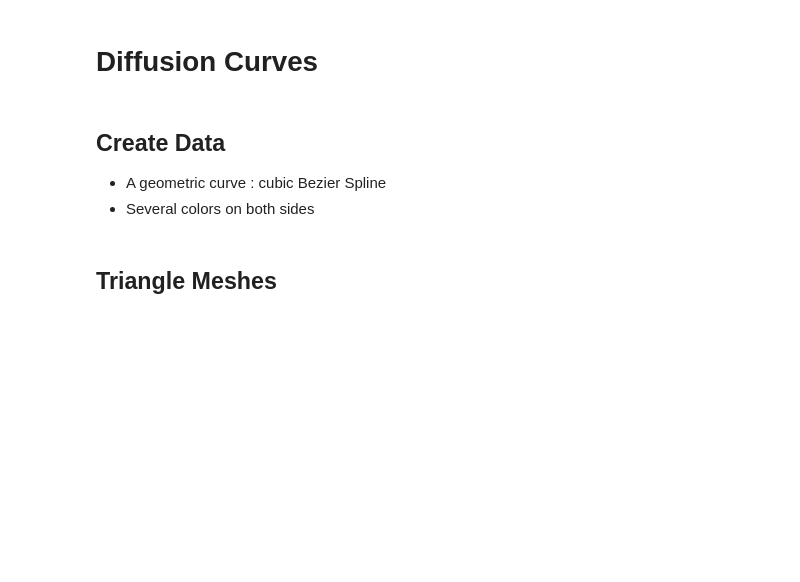
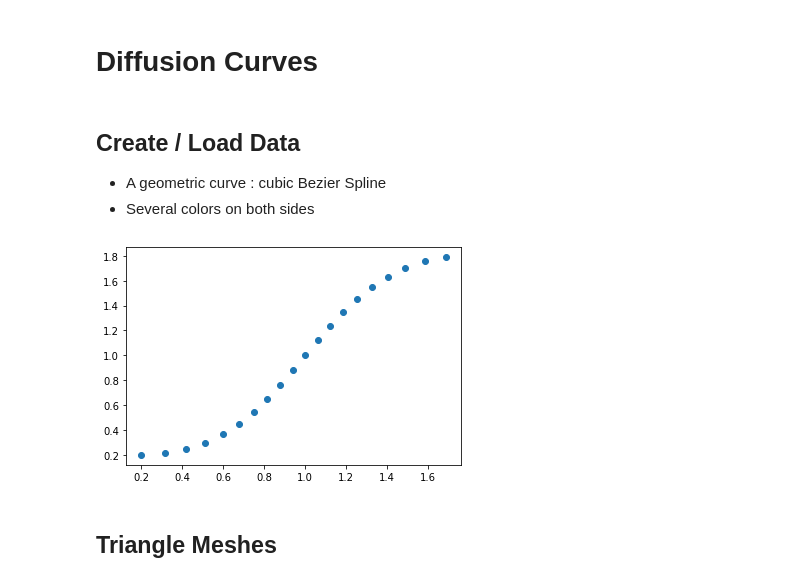
Before and after one commit to weixinl/GeometricModeling, a Jupyter notebook: DiffusionCurve/DiffusionCurve.ipynb, the cells around one changed output. Cells and saved outputs as stored; diff of their text form; code cells hidden in the pictures; blank space fills up the shorter version.

Commit message:
data: bezier curve

```diff
--- a/DiffusionCurve/DiffusionCurve.ipynb
+++ b/DiffusionCurve/DiffusionCurve.ipynb
@@ -5,9 +5,38 @@ import numpy as np
 import matplotlib.pyplot as plt
 import triangle as tr
 # %% [markdown]
-## Create Data
+## Create / Load Data
 - A geometric curve : cubic Bezier Spline
 - Several colors on both sides
+# %%
+# x-y range of the image
+xmax = 2.0
+xmin = 0.0
+ymax = 2.0
+ymin = 0.0
+vmin = np.array([xmin, ymin])
+vmax = np.array([xmax, ymax])
+dx = xmax - xmin
+dy = ymax - ymin
+# %%
+def cubic_bezier(_t, _v0, _v1, _v2, _v3):
+    return pow(1-_t, 3)*_v0 + 3*(1-_t)*(1-_t)*_t*_v1 + 3*(1-_t)*_t*_t*_v2 + pow(_t,3)*_v3
+
+def create_cubic_bezier_spline_data():
+    v0 = vmin + np.array([dx*0.1, dy*0.1])
+    v1 = vmin + np.array([dx*0.5, dy*0.1])
+    v2 = vmin + np.array([dx*0.5, dy*0.9])
+    v3 = vmin + np.array([dx*0.9, dy*0.9])
+#     vs = np.array([v0, v1, v2, v3])
+#     plt.plot(vs[:,0],vs[:,1])
+    vertices = []
+    for i in range(20):
+        vertices.append(cubic_bezier(i/20.0, v0, v1, v2, v3))
+    vertices = np.array(vertices)
+    plt.scatter(vertices[:,0],vertices[:,1])
+create_cubic_bezier_spline_data()
+# %% [output]
+[figure, added]
 # %% [markdown]
 ## Triangle Meshes
 # %%
```
